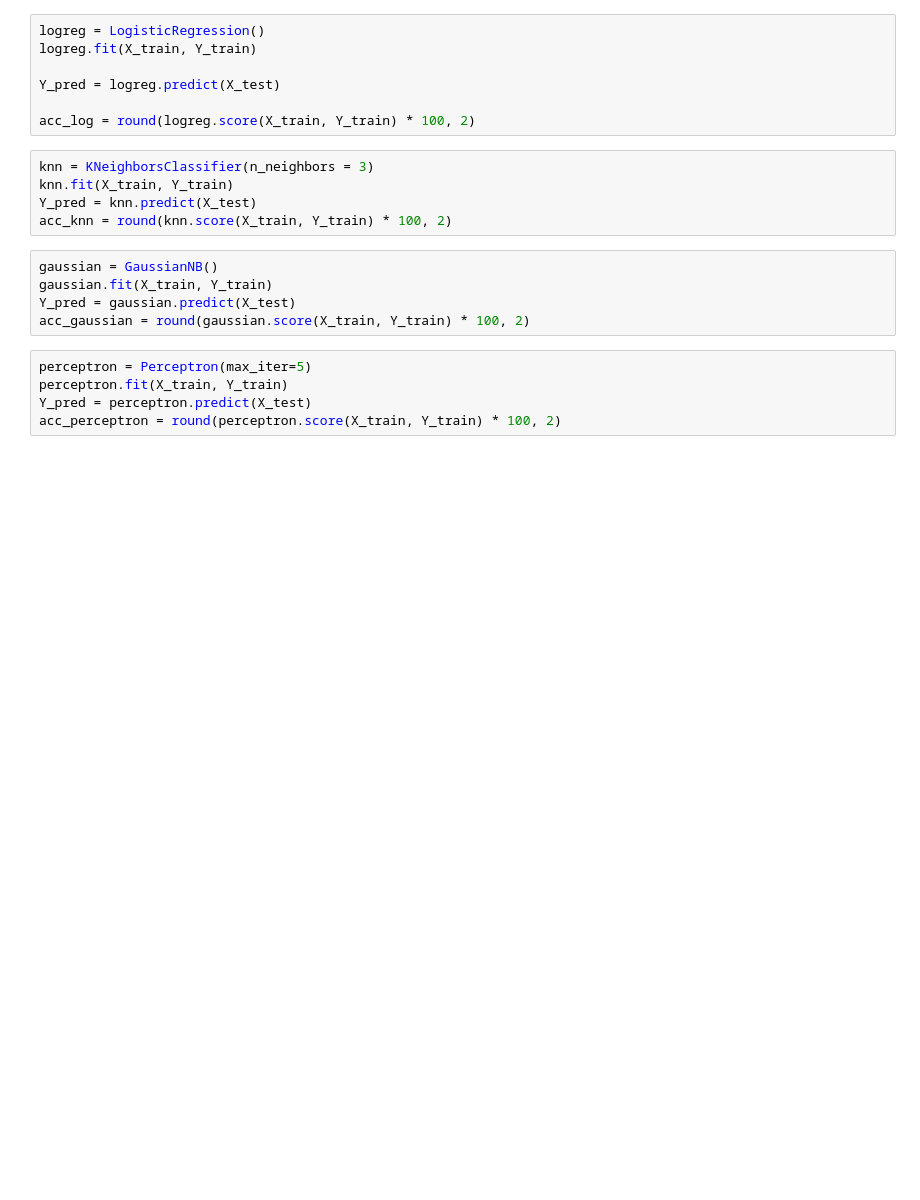
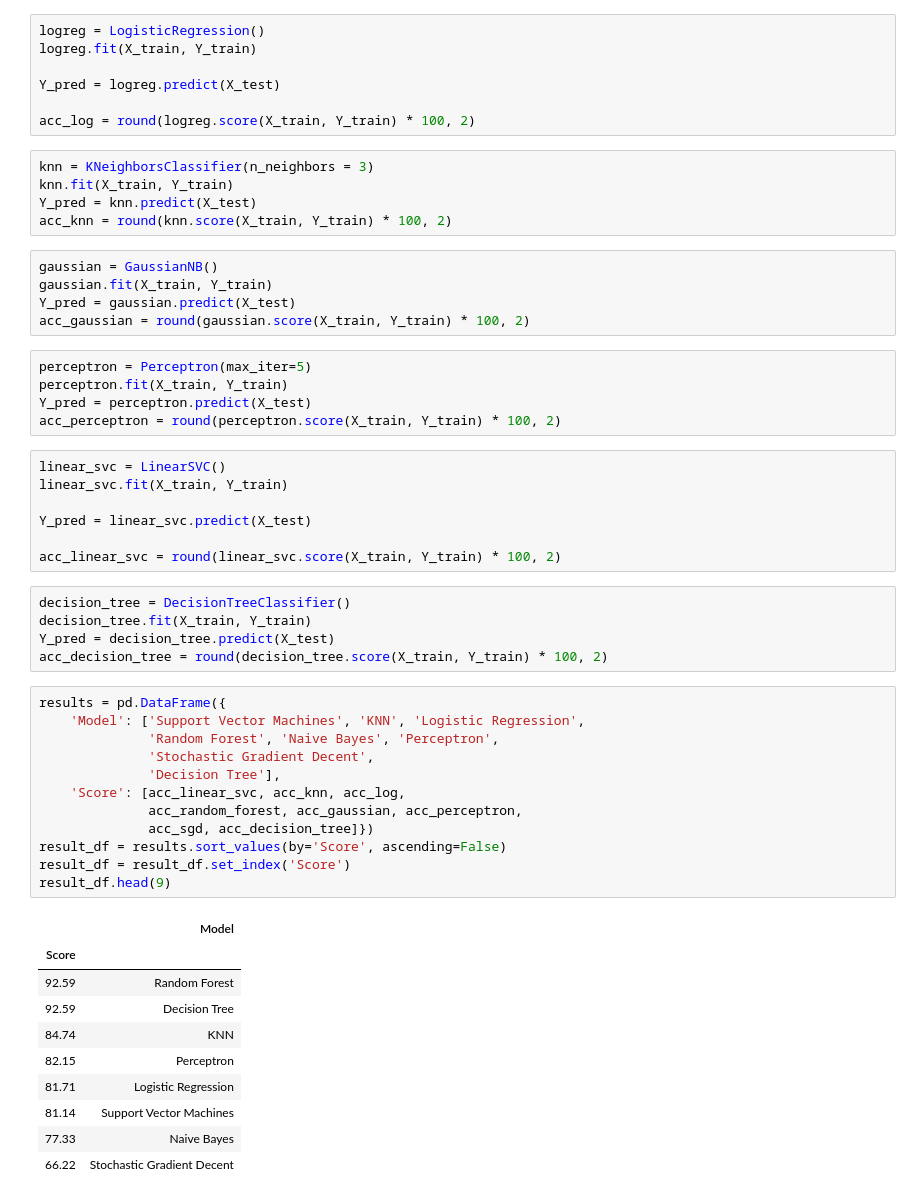
Before and after one commit to davestroud/Purchasing_Power, a Jupyter notebook: Week4/Titanic/Main.ipynb, the cells around one changed output. Cells and saved outputs as stored; diff of their text form; blank space fills up the shorter version.

Commit message:
add all models

```diff
--- a/Week4/Titanic/Main.ipynb
+++ b/Week4/Titanic/Main.ipynb
@@ -351,3 +353,38 @@ perceptron = Perceptron(max_iter=5)
 perceptron.fit(X_train, Y_train)
 Y_pred = perceptron.predict(X_test)
 acc_perceptron = round(perceptron.score(X_train, Y_train) * 100, 2)
+# %%
+linear_svc = LinearSVC()
+linear_svc.fit(X_train, Y_train)
+
+Y_pred = linear_svc.predict(X_test)
+
+acc_linear_svc = round(linear_svc.score(X_train, Y_train) * 100, 2)
+# %%
+decision_tree = DecisionTreeClassifier()
+decision_tree.fit(X_train, Y_train)
+Y_pred = decision_tree.predict(X_test)
+acc_decision_tree = round(decision_tree.score(X_train, Y_train) * 100, 2)
+# %%
+results = pd.DataFrame({
+    'Model': ['Support Vector Machines', 'KNN', 'Logistic Regression',
+              'Random Forest', 'Naive Bayes', 'Perceptron',
+              'Stochastic Gradient Decent',
+              'Decision Tree'],
+    'Score': [acc_linear_svc, acc_knn, acc_log,
+              acc_random_forest, acc_gaussian, acc_perceptron,
+              acc_sgd, acc_decision_tree]})
+result_df = results.sort_values(by='Score', ascending=False)
+result_df = result_df.set_index('Score')
+result_df.head(9)
+# %% [output]
+|  | Model |
+| Score |  |
+| 92.59 | Random Forest |
+| 92.59 | Decision Tree |
+| 84.74 | KNN |
+| 82.15 | Perceptron |
+| 81.71 | Logistic Regression |
+| 81.14 | Support Vector Machines |
+| 77.33 | Naive Bayes |
+| 66.22 | Stochastic Gradient Decent |
```
Also changed, not shown: parts of 4 cells of this notebook.
